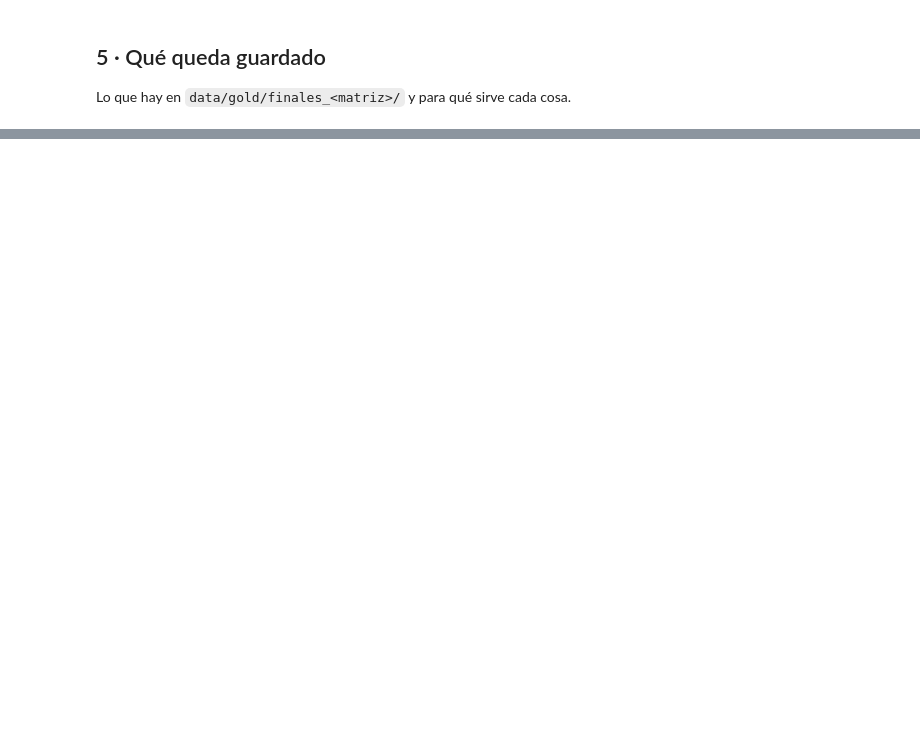
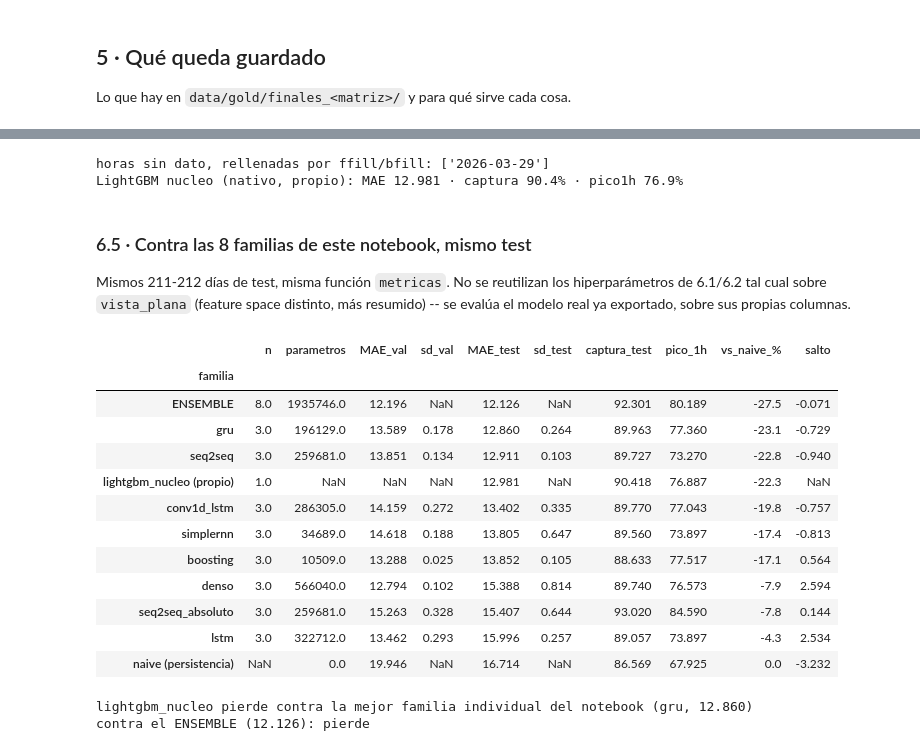
Before and after one commit to Torgio/edev_models, a Jupyter notebook: notebooks/06_modelos_finales.ipynb, the cells around one changed output, grey strips where cells are left out. Saved outputs shown, nothing was run; the diff lists cells and outputs as text; code cells hidden in the pictures; blank space fills up the shorter version.

```diff
--- a/notebooks/06_modelos_finales.ipynb
+++ b/notebooks/06_modelos_finales.ipynb
@@ -690,0 +834,78 @@ prediciendo, y nadie se entera.
+# %%
+import lightgbm as lgb
+
+EXPORT = REPO / "modelos" / "lightgbm_nucleo_export"
+meta_export = json.loads((EXPORT / "metadata.json").read_text(encoding="utf-8"))
+modelo_nativo = lgb.Booster(model_file=str(EXPORT / "modelo.txt"))
+cols_nativo = meta_export["feature_cols_en_orden"]
+
+if "T" not in globals():
+    T = preparar(MATRIZ)
+if "df" not in globals():
+    df = pd.read_parquet(REPO / "data" / "gold" / "matriz_nucleo.parquet")
+
+fechas_test = pd.to_datetime(T.fechas[T.te]).strftime("%Y-%m-%d")
+grupos = {f: g.set_index("hora").reindex(range(24))
+          for f, g in df[df["fecha_objetivo"].astype(str).isin(fechas_test)]
+                        .groupby(df["fecha_objetivo"].astype(str))}
+
+pred_nativo = np.zeros((len(fechas_test), 24))
+huecos = []
+for i, fecha in enumerate(fechas_test):
+    filas = grupos[fecha]
+    if filas[cols_nativo].isna().any().any():
+        huecos.append(fecha)
+        filas = filas.ffill().bfill()
+    pred_nativo[i] = modelo_nativo.predict(filas[cols_nativo])
+
+if huecos:
+    print(f"horas sin dato, rellenadas por ffill/bfill: {huecos}")  # DST de marzo
+
+mn = EF.metricas(T.y[T.te], pred_nativo)
+print(f"LightGBM nucleo (nativo, propio): MAE {mn['MAE']:.3f} · "
+      f"captura {mn['captura_%']:.1f}% · pico1h {mn['pico_1h_%']:.1f}%")
+# %% [output]
+horas sin dato, rellenadas por ffill/bfill: ['2026-03-29']
+LightGBM nucleo (nativo, propio): MAE 12.981 · captura 90.4% · pico1h 76.9%
+# %% [markdown]
+### 6.5 · Contra las 8 familias de este notebook, mismo test
+
+Mismos 211-212 días de test, misma función `metricas`. No se reutilizan los
+hiperparámetros de 6.1/6.2 tal cual sobre `vista_plana` (feature space distinto, más
+resumido) -- se evalúa el modelo real ya exportado, sobre sus propias columnas.
+# %%
+base = tabla if "tabla" in globals() else res
+comparacion = base.copy()
+comparacion.loc["lightgbm_nucleo (propio)"] = {
+    "n": 1, "parametros": np.nan,
+    "MAE_val": np.nan, "sd_val": np.nan,
+    "MAE_test": round(mn["MAE"], 3), "sd_test": np.nan,
+    "captura_test": round(mn["captura_%"], 3),
+    "pico_1h": round(mn["pico_1h_%"], 3),
+    "vs_naive_%": round(100 * (mn["MAE"] / meta.get("naive_test_MAE", np.nan) - 1), 1),
+    "salto": np.nan}
+display(comparacion.sort_values("MAE_test"))
+
+mejor_individual = res.MAE_test.idxmin()
+print(f"lightgbm_nucleo {'gana' if mn['MAE'] < res.loc[mejor_individual, 'MAE_test'] else 'pierde'} "
+      f"contra la mejor familia individual del notebook ({mejor_individual}, "
+      f"{res.loc[mejor_individual, 'MAE_test']:.3f})")
+if "et" in globals():
+    print(f"contra el ENSEMBLE ({et['MAE']:.3f}): "
+          f"{'gana' if mn['MAE'] < et['MAE'] else 'pierde'}")
+# %% [output]
+|  | n | parametros | MAE_val | sd_val | MAE_test | sd_test | captura_test | pico_1h | vs_naive_% | salto |
+| familia |  |  |  |  |  |  |  |  |  |  |
+| ENSEMBLE | 8.0 | 1935746.0 | 12.196 | NaN | 12.126 | NaN | 92.301 | 80.189 | -27.5 | -0.071 |
+| gru | 3.0 | 196129.0 | 13.589 | 0.178 | 12.860 | 0.264 | 89.963 | 77.360 | -23.1 | -0.729 |
+| seq2seq | 3.0 | 259681.0 | 13.851 | 0.134 | 12.911 | 0.103 | 89.727 | 73.270 | -22.8 | -0.940 |
+| lightgbm_nucleo (propio) | 1.0 | NaN | NaN | NaN | 12.981 | NaN | 90.418 | 76.887 | -22.3 | NaN |
+| conv1d_lstm | 3.0 | 286305.0 | 14.159 | 0.272 | 13.402 | 0.335 | 89.770 | 77.043 | -19.8 | -0.757 |
+| simplernn | 3.0 | 34689.0 | 14.618 | 0.188 | 13.805 | 0.647 | 89.560 | 73.897 | -17.4 | -0.813 |
+| boosting | 3.0 | 10509.0 | 13.288 | 0.025 | 13.852 | 0.105 | 88.633 | 77.517 | -17.1 | 0.564 |
+| denso | 3.0 | 566040.0 | 12.794 | 0.102 | 15.388 | 0.814 | 89.740 | 76.573 | -7.9 | 2.594 |
+| seq2seq_absoluto | 3.0 | 259681.0 | 15.263 | 0.328 | 15.407 | 0.644 | 93.020 | 84.590 | -7.8 | 0.144 |
+| lstm | 3.0 | 322712.0 | 13.462 | 0.293 | 15.996 | 0.257 | 89.057 | 73.897 | -4.3 | 2.534 |
+| naive (persistencia) | NaN | 0.0 | 19.946 | NaN | 16.714 | NaN | 86.569 | 67.925 | 0.0 | -3.232 |
+lightgbm_nucleo pierde contra la mejor familia individual del notebook (gru, 12.860)
+contra el ENSEMBLE (12.126): pierde
```
Also changed, not shown: parts of 16 cells of this notebook, 1 other file.
